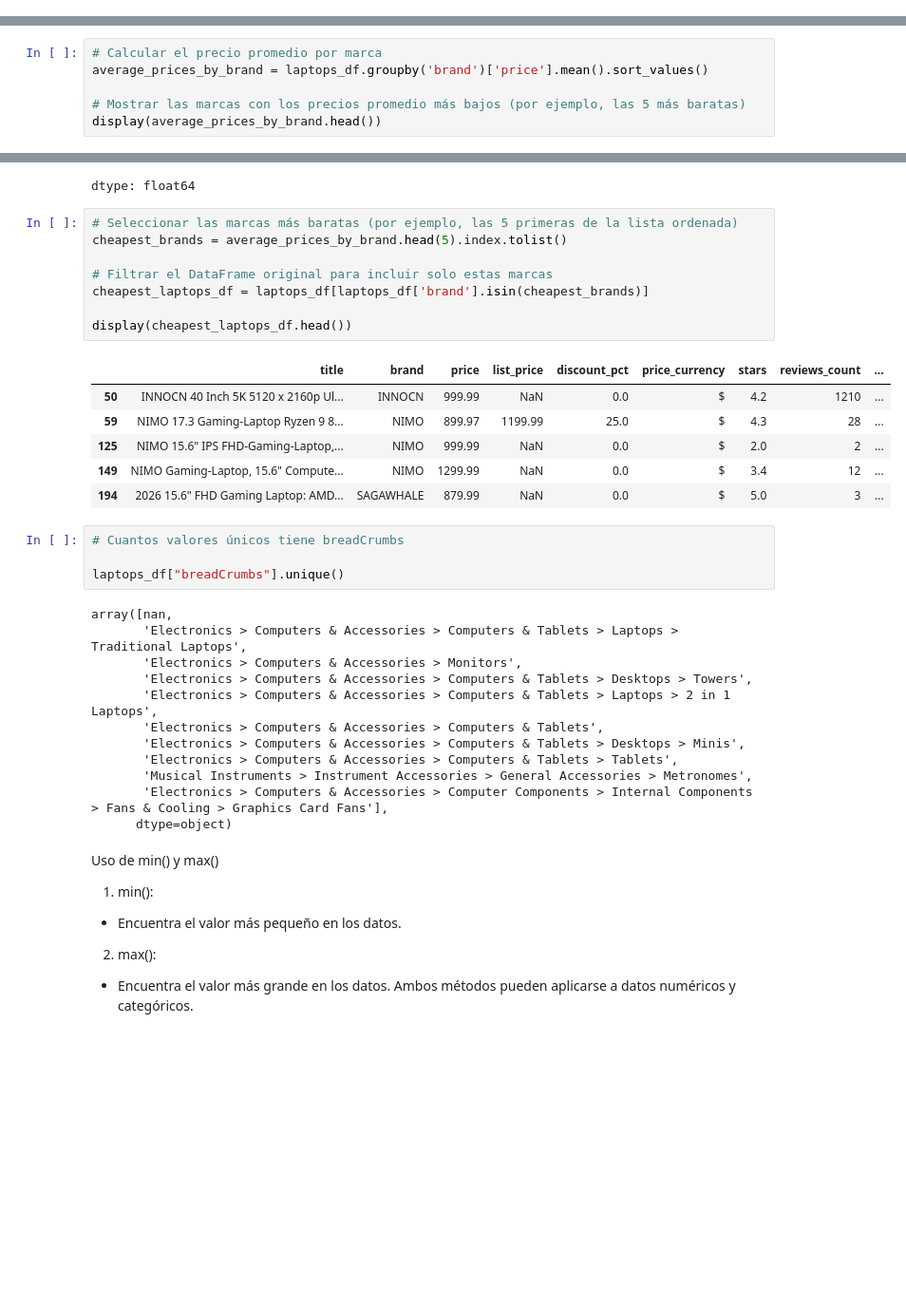
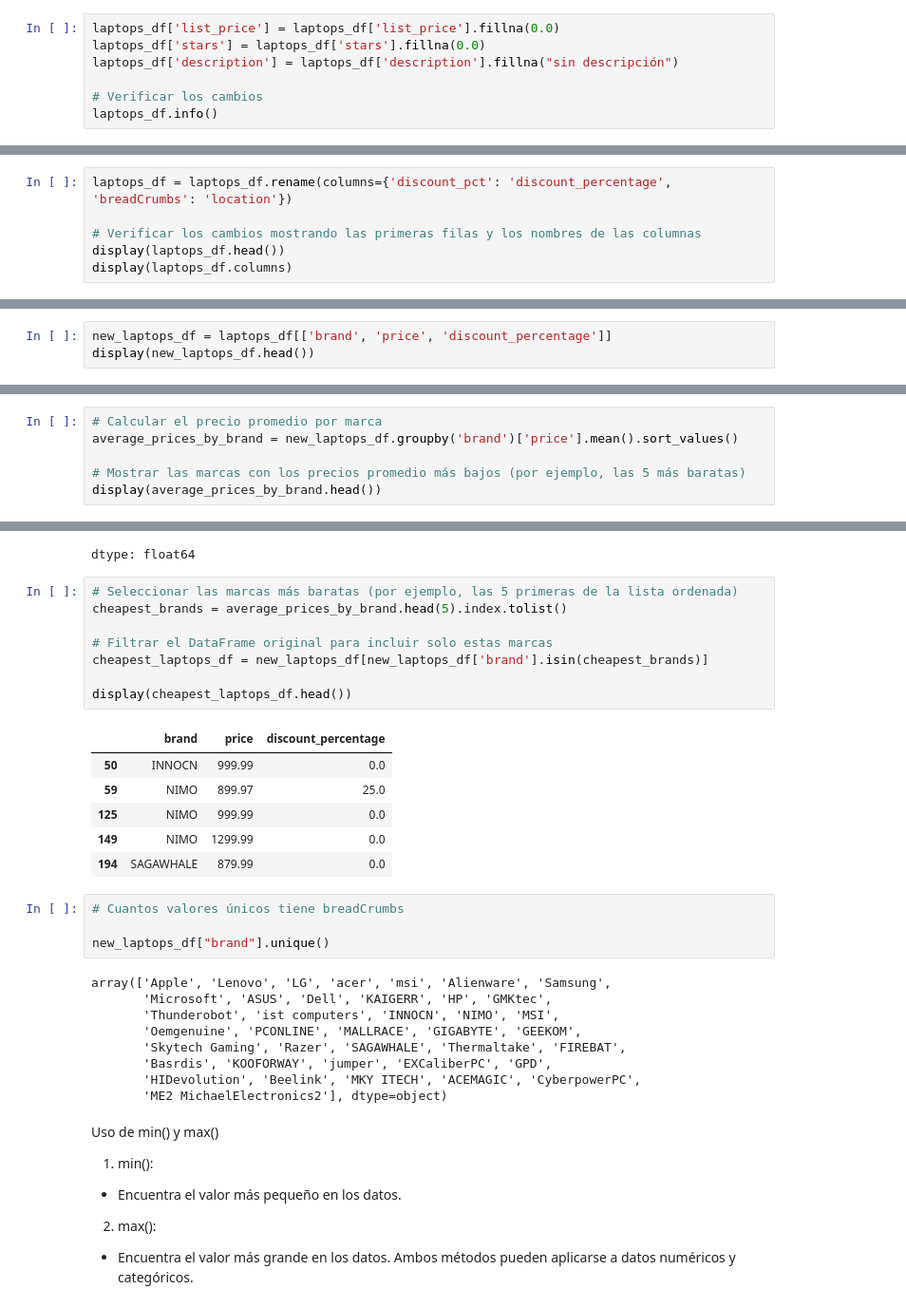
Before and after one commit to KarlyHdzC/Mineria_de_datos, a Jupyter notebook: Gaming_Laptops_2026.ipynb, the cells around one changed output, grey strips where cells are left out. Shown at 95% size. Cells and saved outputs as stored; diff of their text form; blank space fills up the shorter version.

```diff
--- a/Gaming_Laptops_2026.ipynb
+++ b/Gaming_Laptops_2026.ipynb
@@ -180,0 +200,7 @@ all_laptops_price
+# %%
+laptops_df['list_price'] = laptops_df['list_price'].fillna(0.0)
+laptops_df['stars'] = laptops_df['stars'].fillna(0.0)
+laptops_df['description'] = laptops_df['description'].fillna("sin descripción")
+
+# Verificar los cambios
+laptops_df.info()
@@ -180,0 +225,6 @@ all_laptops_price
+# %%
+laptops_df = laptops_df.rename(columns={'discount_pct': 'discount_percentage', 'breadCrumbs': 'location'})
+
+# Verificar los cambios mostrando las primeras filas y los nombres de las columnas
+display(laptops_df.head())
+display(laptops_df.columns)
@@ -180,0 +245,3 @@ all_laptops_price
+# %%
+new_laptops_df = laptops_df[['brand', 'price', 'discount_percentage']]
+display(new_laptops_df.head())
@@ -244,6 +318,6 @@ laptops_df.describe(include="object")
 # %%
 # Calcular el precio promedio por marca
-average_prices_by_brand = laptops_df.groupby('brand')['price'].mean().sort_values()
+average_prices_by_brand = new_laptops_df.groupby('brand')['price'].mean().sort_values()
 
 # Mostrar las marcas con los precios promedio más bajos (por ejemplo, las 5 más baratas)
 display(average_prices_by_brand.head())
@@ -259,34 +333,31 @@ dtype: float64
 # %%
 # Seleccionar las marcas más baratas (por ejemplo, las 5 primeras de la lista ordenada)
 cheapest_brands = average_prices_by_brand.head(5).index.tolist()
 
 # Filtrar el DataFrame original para incluir solo estas marcas
-cheapest_laptops_df = laptops_df[laptops_df['brand'].isin(cheapest_brands)]
+cheapest_laptops_df = new_laptops_df[new_laptops_df['brand'].isin(cheapest_brands)]
 
 display(cheapest_laptops_df.head())
 # %% [output]
-|  | title | brand | price | list_price | discount_pct | price_currency | stars | reviews_count | ... |
-| 50 | INNOCN 40 Inch 5K 5120 x 2160p Ul... | INNOCN | 999.99 | NaN | 0.0 | $ | 4.2 | 1210 | ... |
-| 59 | NIMO 17.3 Gaming-Laptop Ryzen 9 8... | NIMO | 899.97 | 1199.99 | 25.0 | $ | 4.3 | 28 | ... |
-| 125 | NIMO 15.6" IPS FHD-Gaming-Laptop,... | NIMO | 999.99 | NaN | 0.0 | $ | 2.0 | 2 | ... |
-| 149 | NIMO Gaming-Laptop, 15.6" Compute... | NIMO | 1299.99 | NaN | 0.0 | $ | 3.4 | 12 | ... |
-| 194 | 2026 15.6" FHD Gaming Laptop: AMD... | SAGAWHALE | 879.99 | NaN | 0.0 | $ | 5.0 | 3 | ... |
+|  | brand | price | discount_percentage |
+| 50 | INNOCN | 999.99 | 0.0 |
+| 59 | NIMO | 899.97 | 25.0 |
+| 125 | NIMO | 999.99 | 0.0 |
+| 149 | NIMO | 1299.99 | 0.0 |
+| 194 | SAGAWHALE | 879.99 | 0.0 |
 # %%
 # Cuantos valores únicos tiene breadCrumbs
 
-laptops_df["breadCrumbs"].unique()
+new_laptops_df["brand"].unique()
 # %% [output]
-array([nan,
-       'Electronics > Computers & Accessories > Computers & Tablets > Laptops > Traditional Laptops',
-       'Electronics > Computers & Accessories > Monitors',
-       'Electronics > Computers & Accessories > Computers & Tablets > Desktops > Towers',
-       'Electronics > Computers & Accessories > Computers & Tablets > Laptops > 2 in 1 Laptops',
-       'Electronics > Computers & Accessories > Computers & Tablets',
-       'Electronics > Computers & Accessories > Computers & Tablets > Desktops > Minis',
-       'Electronics > Computers & Accessories > Computers & Tablets > Tablets',
-       'Musical Instruments > Instrument Accessories > General Accessories > Metronomes',
-       'Electronics > Computers & Accessories > Computer Components > Internal Components > Fans & Cooling > Graphics Card Fans'],
-      dtype=object)
+array(['Apple', 'Lenovo', 'LG', 'acer', 'msi', 'Alienware', 'Samsung',
+       'Microsoft', 'ASUS', 'Dell', 'KAIGERR', 'HP', 'GMKtec',
+       'Thunderobot', 'ist computers', 'INNOCN', 'NIMO', 'MSI',
+       'Oemgenuine', 'PCONLINE', 'MALLRACE', 'GIGABYTE', 'GEEKOM',
+       'Skytech Gaming', 'Razer', 'SAGAWHALE', 'Thermaltake', 'FIREBAT',
+       'Basrdis', 'KOOFORWAY', 'jumper', 'EXCaliberPC', 'GPD',
+       'HIDevolution', 'Beelink', 'MKY ITECH', 'ACEMAGIC', 'CyberpowerPC',
+       'ME2 MichaelElectronics2'], dtype=object)
 # %% [markdown]
 Uso de min() y max()
 1. min():
```
Also changed, not shown: parts of 13 cells of this notebook.
